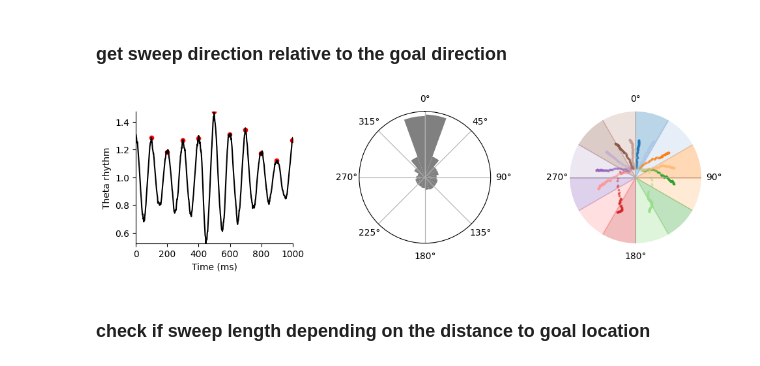
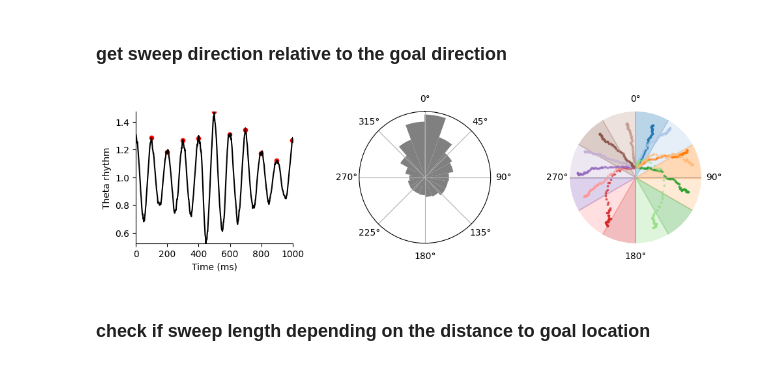
Before and after one commit to ZilongJi/HoneycombSweeps, a Jupyter notebook: PCCAN_Sweep.ipynb, the cells around one changed output. Cells and saved outputs as stored; diff of their text form; code cells hidden in the pictures.

```diff
--- a/PCCAN_Sweep.ipynb
+++ b/PCCAN_Sweep.ipynb
@@ -431,9 +431,9 @@ Env = Environment(params={
     "dimensionality": "2D",
 })
 
-dur = 500 #in seconds
+dur = 600 #in seconds
 dt = 0.001 #in seconds
-speed_mean = 0.15 #in m/s
+speed_mean = 0.1 #in m/s
 speed_std = 0.0 #in m/s
 rotation_velocity_std = 180 * (np.pi / 180) #in rad/s
 
@@ -499,7 +499,7 @@ goal_loc = [0.25, 0.25]
 PC_net = PC_cell(num=num, tau=10, tauv=100, m0=m0, k=1, a=0.08, A=10.0, J0=4.0, z_min=z_min, z_max=z_max,
                  goal_loc=goal_loc,
                  goal_J0=2.,
-                 goal_a=0.2)
+                 goal_a=0.4)
 
 def runNet(i, Animal_location, Speed):
     theta_mod_strength = alpha_pc * 1/v0 * Speed #faster run, higher theta modulation strength
@@ -746,7 +747,7 @@ ax.set_yticks([])
 ax = plt.subplot(gs[2], projection='polar')
 ax.set_yticks([])
 ax.set_xticks([0, np.pi/2, np.pi, 3*np.pi/2])
-ax.set_ylim(0, 0.3)
+ax.set_ylim(0, 0.2)
 ax.spines['polar'].set_visible(False)
 #plasce 0 at the top
 ax.set_theta_zero_location('N')
@@ -781,36 +782,36 @@ for key in sweep_info:
     SA = []
     SD = []
     for sweep_angs, sweep_dist in sweep_info_key:
-        SA.append(sweep_angs[25:75])
-        SD.append(sweep_dist[25:75])
+        SA.append(sweep_angs[0:80])
+        SD.append(sweep_dist[0:80])
     #to numpy array using stack
     SA = np.stack(SA)
     SD = np.stack(SD)
 
     # Convert angles in SA to complex numbers
     complex_angles = np.exp(1j * np.radians(SA))  # Convert angles to radians and then to complex form
     mean_complex = np.mean(complex_angles, axis=0)  # Calculate mean in complex plane
     SA_mean = np.degrees(np.angle(mean_complex)) % 360  # Convert back to degrees and wrap to 0-360
 
     # Calculate mean distance
     SD_mean = np.mean(SD, axis=0)
 
     # Store points for batch scatter plot
     for i, (ang, dist) in enumerate(zip(SA_mean, SD_mean)):
         scatter_angles.append(np.radians(ang))
         scatter_distances.append(dist)
         scatter_colors.append(colors[key])
         alpha = i/len(SA_mean)
         scatter_alphas.append(alpha)
 
 #plot mean sweep agle and distance in each angular bin
 for i in range(len(scatter_angles)):
     ax.scatter(scatter_angles[i], scatter_distances[i], color=scatter_colors[i], s=3, alpha=scatter_alphas[i])
 
 
 plt.tight_layout()
 # %% [output]
-[figure, old version]
+[figure, new version]
 # %%
 #find peak using scipy.signal.find_peaks
 peaks, _ = find_peaks(theta_phase)
```
Also changed, not shown: parts of 4 cells of this notebook, 1 other file.
